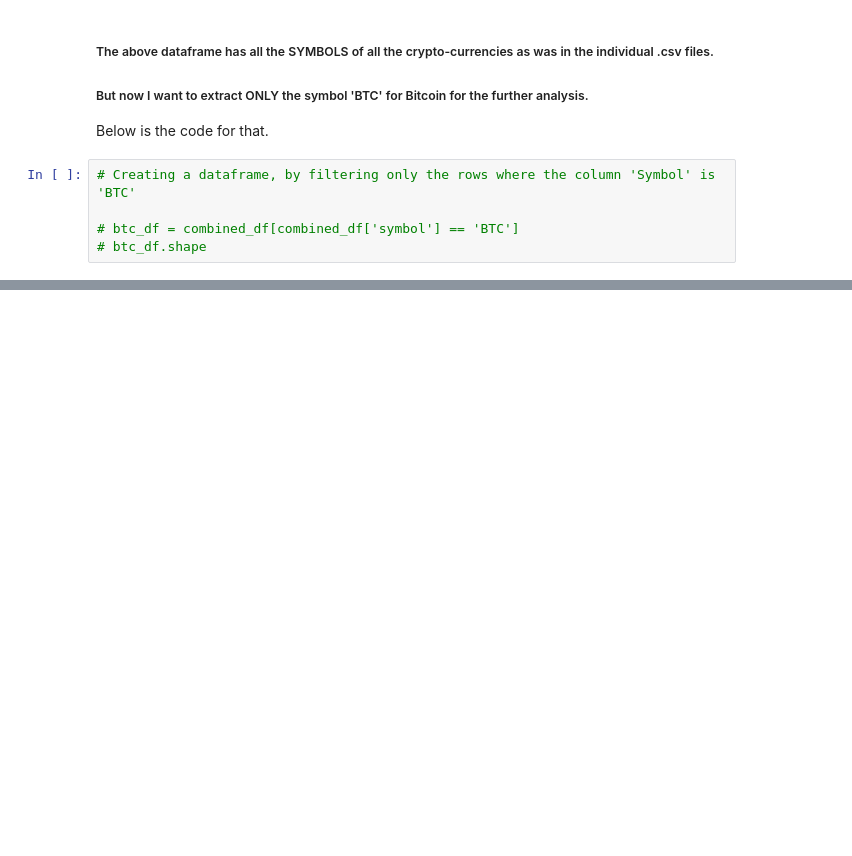
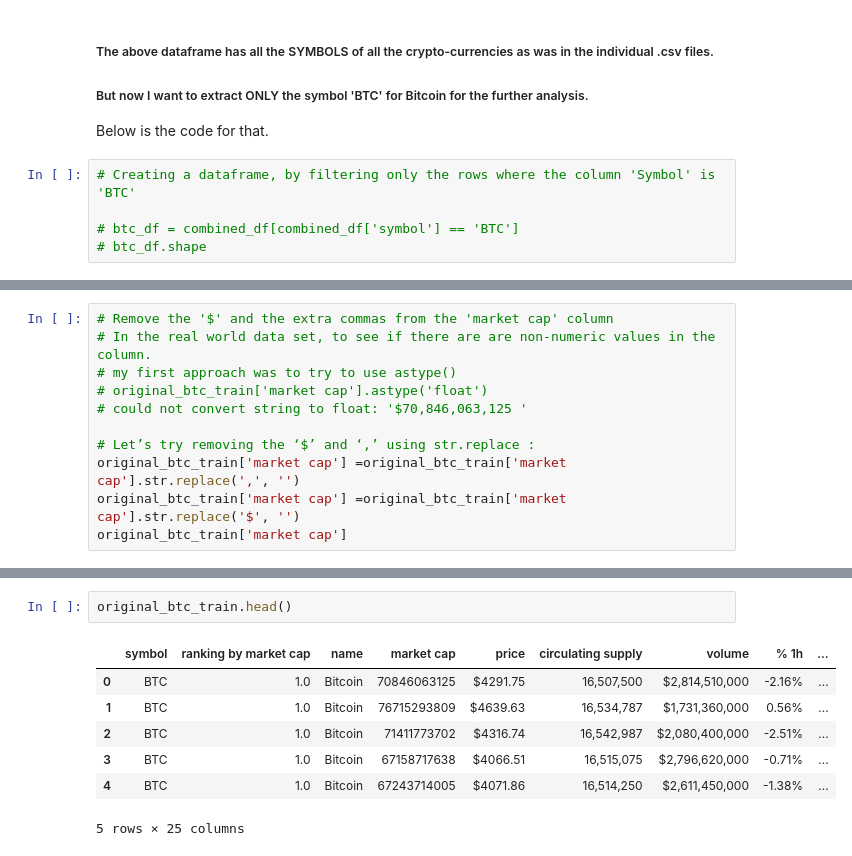
Before and after one commit to rohan-paul/Cryptocurrency-Kaggle, a Jupyter notebook: Notebooks/BTC_EDA-TimeSeries-_Kaggle_NB.ipynb, the cells around one changed output, grey strips where cells are left out. Saved outputs shown, nothing was run; the diff lists cells and outputs as text; blank space fills up the shorter version.

```diff
--- a/Notebooks/BTC_EDA-TimeSeries-_Kaggle_NB.ipynb
+++ b/Notebooks/BTC_EDA-TimeSeries-_Kaggle_NB.ipynb
@@ -260,0 +287,11 @@ print("\nUnique Values ", original_btc_train.nunique())
+# %%
+# Remove the '$' and the extra commas from the 'market cap' column
+# In the real world data set, to see if there are are non-numeric values in the column.
+# my first approach was to try to use astype()
+# original_btc_train['market cap'].astype('float')
+# could not convert string to float: '$70,846,063,125 '
+
+# Let’s try removing the ‘$’ and ‘,’ using str.replace :
+original_btc_train['market cap'] =original_btc_train['market cap'].str.replace(',', '')
+original_btc_train['market cap'] =original_btc_train['market cap'].str.replace('$', '')
+original_btc_train['market cap']
@@ -260,0 +311,10 @@ print("\nUnique Values ", original_btc_train.nunique())
+# %%
+original_btc_train.head()
+# %% [output]
+|  | symbol | ranking by market cap | name | market cap | price | circulating supply | volume | % 1h | ... |
+| 0 | BTC | 1.0 | Bitcoin | 70846063125 | $4291.75 | 16,507,500 | $2,814,510,000 | -2.16% | ... |
+| 1 | BTC | 1.0 | Bitcoin | 76715293809 | $4639.63 | 16,534,787 | $1,731,360,000 | 0.56% | ... |
+| 2 | BTC | 1.0 | Bitcoin | 71411773702 | $4316.74 | 16,542,987 | $2,080,400,000 | -2.51% | ... |
+| 3 | BTC | 1.0 | Bitcoin | 67158717638 | $4066.51 | 16,515,075 | $2,796,620,000 | -0.71% | ... |
+| 4 | BTC | 1.0 | Bitcoin | 67243714005 | $4071.86 | 16,514,250 | $2,611,450,000 | -1.38% | ... |
+5 rows × 25 columns
```
Also changed, not shown: parts of 13 cells of this notebook.
